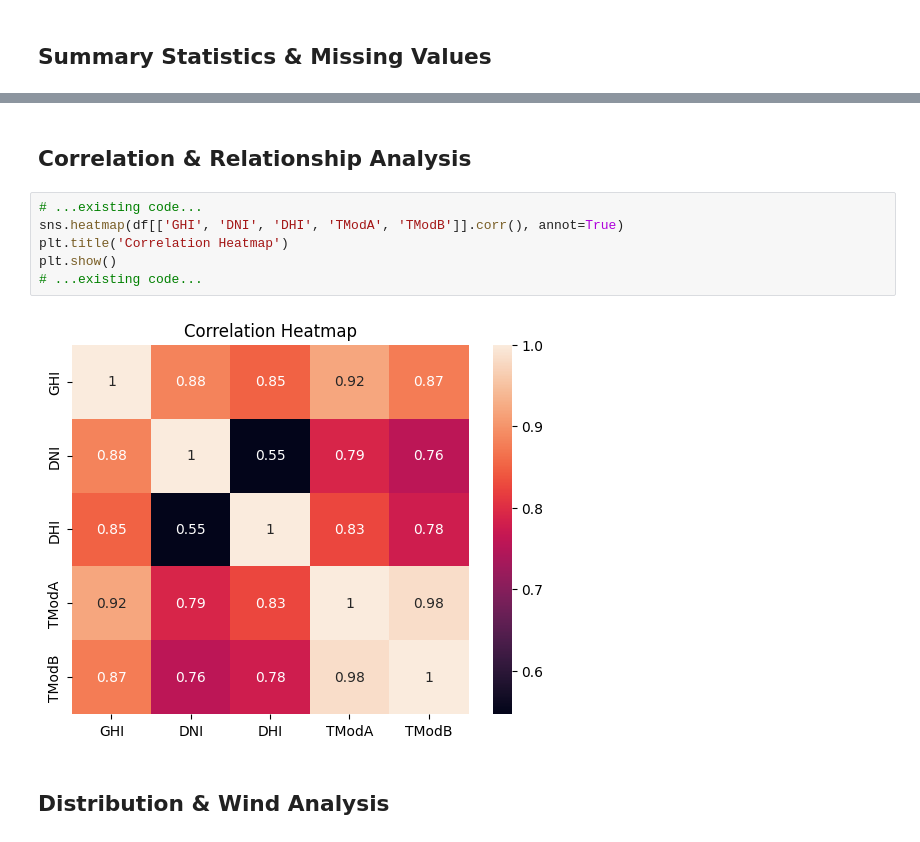
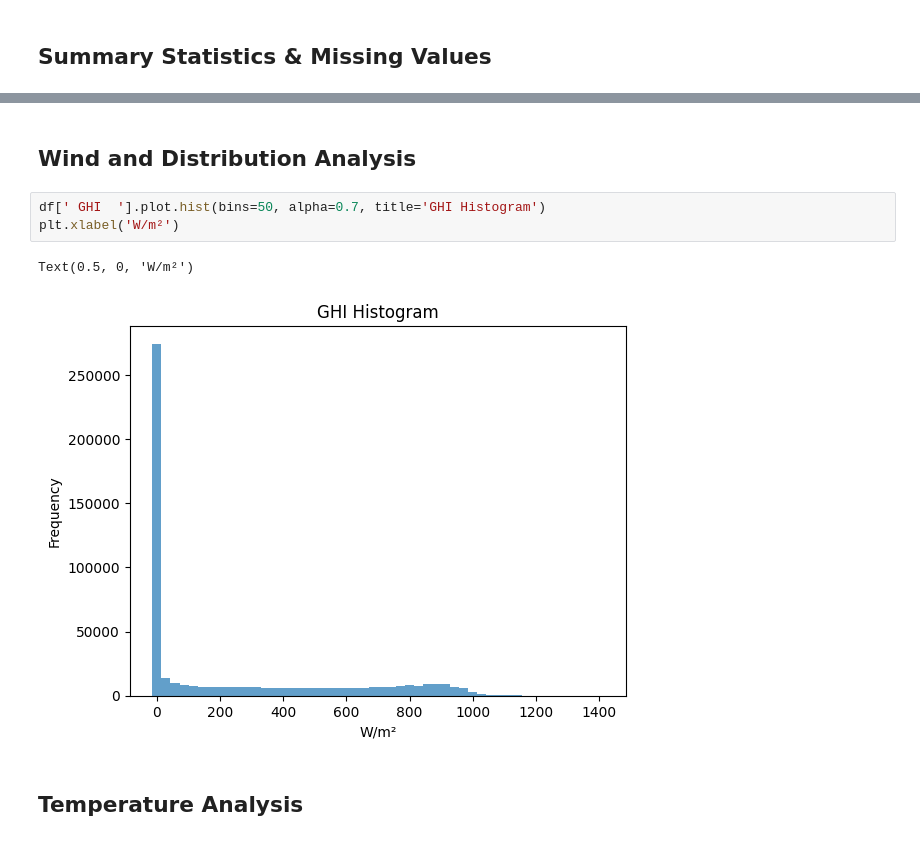
Before and after one commit to netnaho/solar-challenge-week1, a Jupyter notebook: notebooks/benin_eda.ipynb, the cells around one changed output, grey strips where cells are left out. Drawn from its saved outputs; the diff is of its cells as text.

```diff
--- a/notebooks/benin_eda.ipynb
+++ b/notebooks/benin_eda.ipynb
@@ -65,12 +129,10 @@ plt.show()
+# %% [markdown]
+## Wind and Distribution Analysis
+# %%
+df[' GHI  '].plot.hist(bins=50, alpha=0.7, title='GHI Histogram')
+plt.xlabel('W/m²')
+# %% [output]
+Text(0.5, 0, 'W/m²')
+[figure, added]
 # %% [markdown]
-## Correlation & Relationship Analysis
+## Temperature Analysis
-# %%
-# ...existing code...
-sns.heatmap(df[['GHI', 'DNI', 'DHI', 'TModA', 'TModB']].corr(), annot=True)
-plt.title('Correlation Heatmap')
-plt.show()
-# ...existing code...
-# %% [output]
-[figure, removed]
-# %% [markdown]
-## Distribution & Wind Analysis
```
Also changed, not shown: parts of 23 cells of this notebook.
